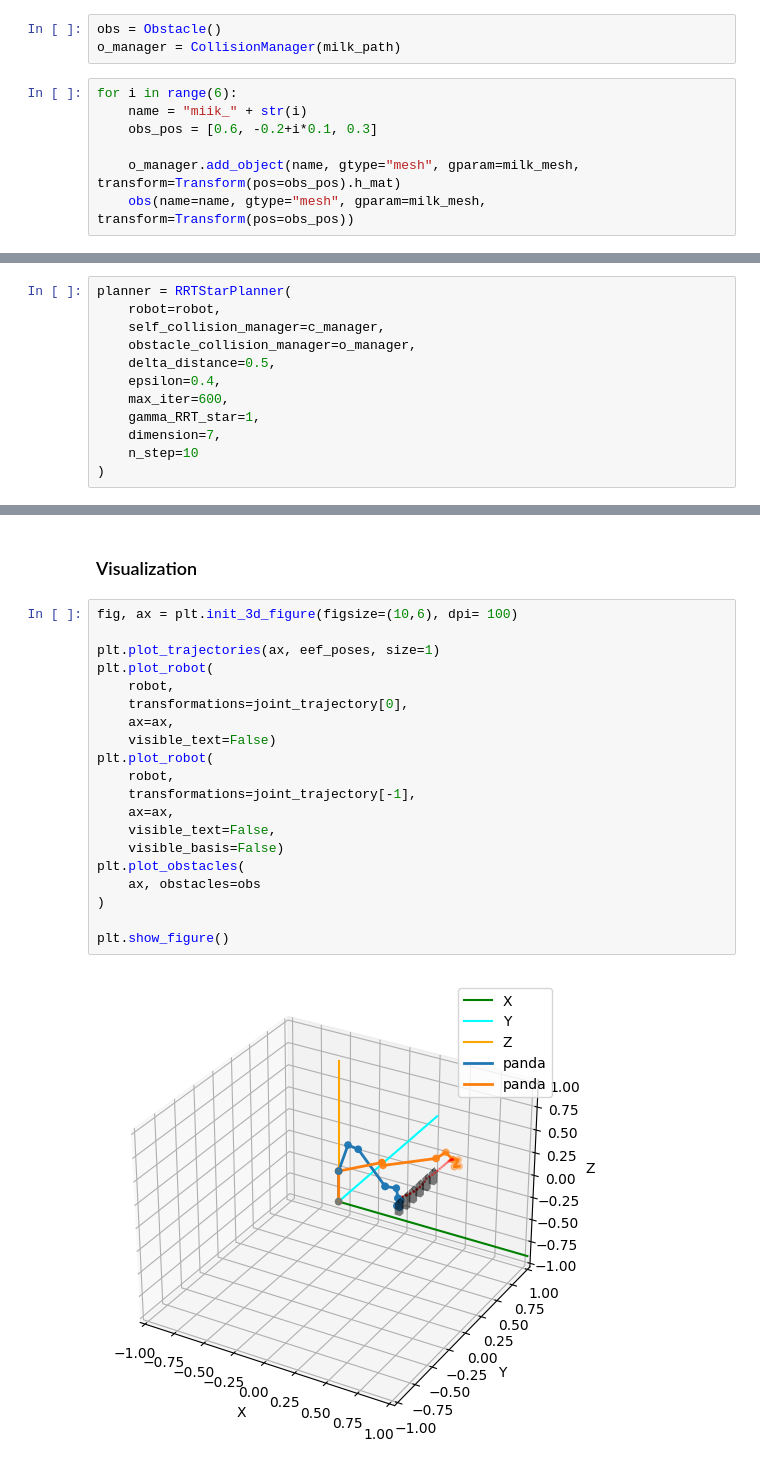
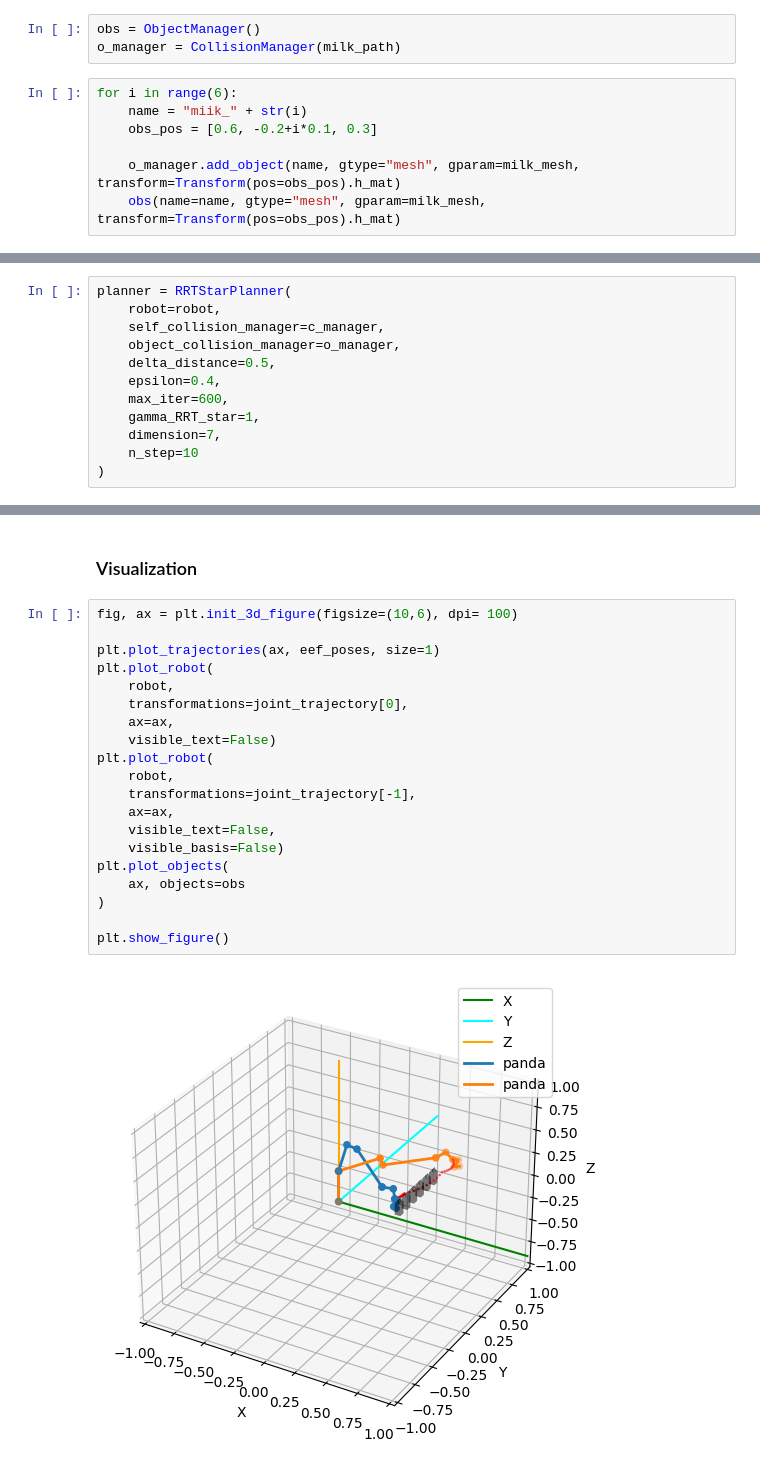
Before and after one commit to jdj2261/pykin, a Jupyter notebook: tutorials/05_rrt_motion_planning.ipynb, the cells around one changed output, grey strips where cells are left out. Drawn from its saved outputs; the diff is of its cells as text.

```diff
--- a/tutorials/05_rrt_motion_planning.ipynb
+++ b/tutorials/05_rrt_motion_planning.ipynb
@@ -45,7 +45,7 @@ milk_mesh = trimesh.load_mesh(milk_path)
 # %% [markdown]
 ### Apply to Object using CollisionManager
 # %%
-obs = Obstacle()
+obs = ObjectManager()
 o_manager = CollisionManager(milk_path)
 # %%
 for i in range(6):
@@ -53,7 +53,7 @@ for i in range(6):
     obs_pos = [0.6, -0.2+i*0.1, 0.3]
 
     o_manager.add_object(name, gtype="mesh", gparam=milk_mesh, transform=Transform(pos=obs_pos).h_mat)
-    obs(name=name, gtype="mesh", gparam=milk_mesh, transform=Transform(pos=obs_pos))
+    obs(name=name, gtype="mesh", gparam=milk_mesh, transform=Transform(pos=obs_pos).h_mat)
 # %% [markdown]
 ### Use RRTStarPlanner
 - delta_distance(float): distance between nearest vertex and new vertex
@@ -66,7 +66,7 @@ for i in range(6):
 planner = RRTStarPlanner(
     robot=robot,
     self_collision_manager=c_manager,
-    obstacle_collision_manager=o_manager,
+    object_collision_manager=o_manager,
     delta_distance=0.5,
     epsilon=0.4,
     max_iter=600,
@@ -103,22 +115,22 @@ for step, joint in enumerate(interpolated_path):
 # %%
 fig, ax = plt.init_3d_figure(figsize=(10,6), dpi= 100)
 
 plt.plot_trajectories(ax, eef_poses, size=1)
 plt.plot_robot(
     robot,
     transformations=joint_trajectory[0],
     ax=ax,
     visible_text=False)
 plt.plot_robot(
     robot,
     transformations=joint_trajectory[-1],
     ax=ax,
     visible_text=False,
     visible_basis=False)
-plt.plot_obstacles(
-    ax, obstacles=obs
+plt.plot_objects(
+    ax, objects=obs
 )
 
 plt.show_figure()
 # %% [output]
-[figure, old version]
+[figure, new version]
```
Also changed, not shown: parts of 2 cells of this notebook, 34 other files.
